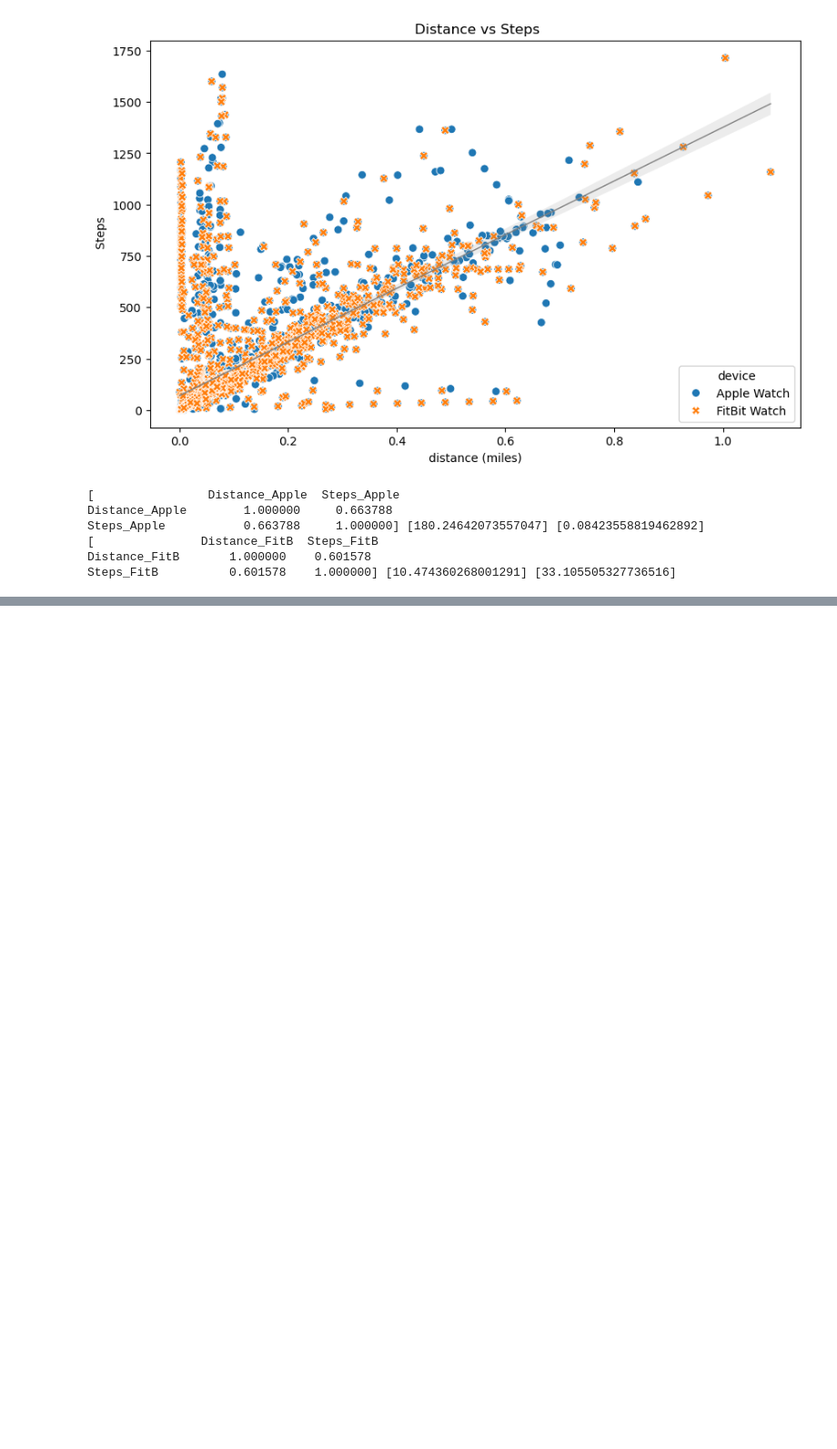
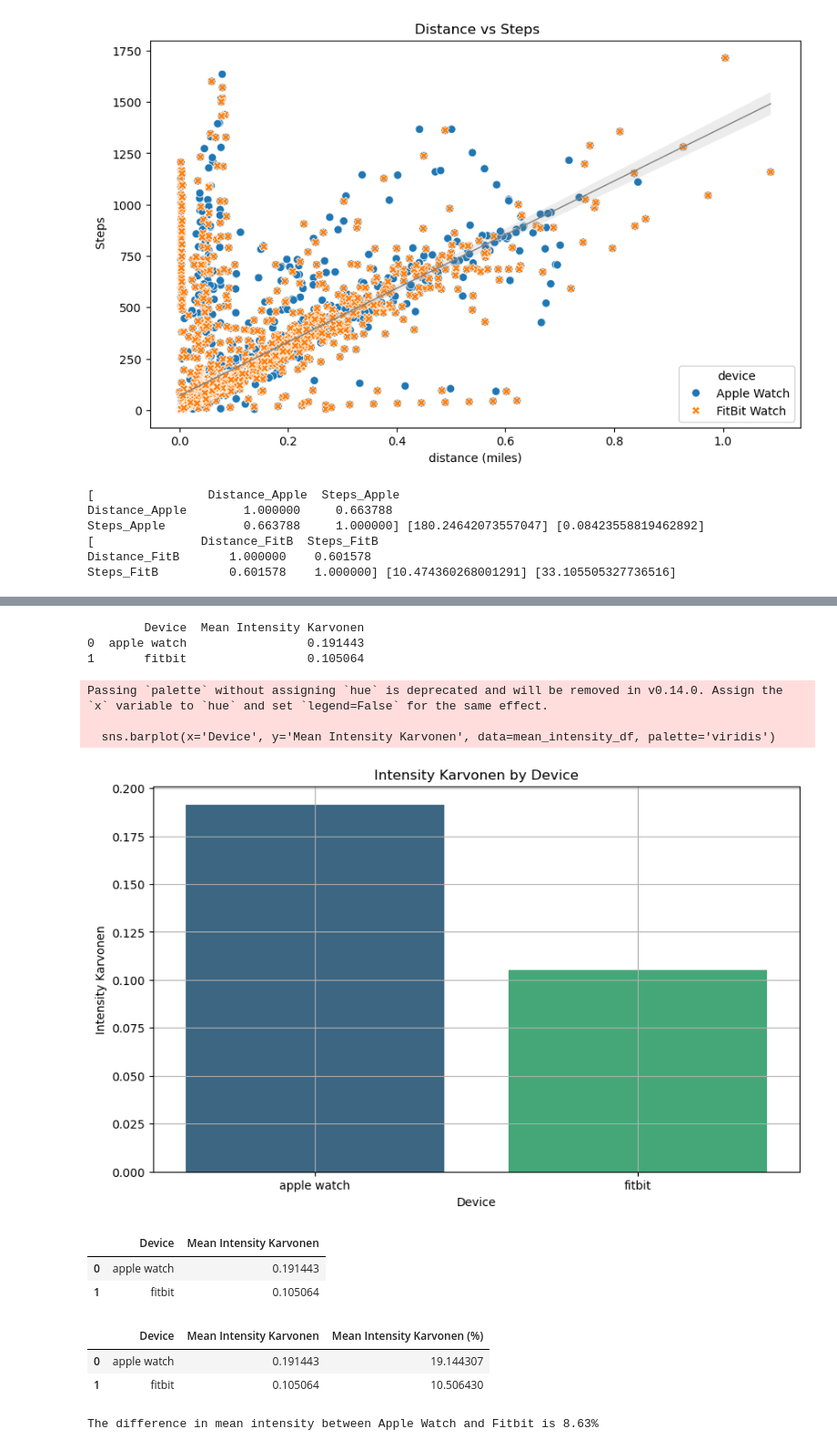
Before and after one commit to DMAR93/Project_1, a Jupyter notebook: Fitness/Wearables.ipynb, the cells around one changed output, grey strips where cells are left out. Shown at 91% size. Cells and saved outputs as stored; diff of their text form; code cells hidden in the pictures; blank space fills up the shorter version.

```diff
--- a/Fitness/Wearables.ipynb
+++ b/Fitness/Wearables.ipynb
@@ -139,0 +276,31 @@ Steps_FitB          0.601578    1.000000] [10.474360268001291] [33.1055053277365
+# %%
+# intensity of device
+# Group by 'device' and calculate the mean of 'intensity_karvonen'
+mean_intensity_df = Apple_fitbit.groupby('device')['intensity_karvonen'].mean().reset_index()
+
+# Rename columns
+mean_intensity_df.columns = ['Device', 'Mean Intensity Karvonen']
+
+# Print the DataFrame to see means
+print(mean_intensity_df)
+
+# Plot the bar graph
+plt.figure(figsize=(10, 6))
+sns.barplot(x='Device', y='Mean Intensity Karvonen', data=mean_intensity_df, palette='viridis')
+
+# Add labels and title
+plt.xlabel('Device')
+plt.ylabel('Intensity Karvonen')
+plt.title('Intensity Karvonen by Device')
+plt.grid(True)
+
+# Show the plot
+plt.show()
+# %% [output]
+        Device  Mean Intensity Karvonen
+0  apple watch                 0.191443
+1       fitbit                 0.105064
+Passing `palette` without assigning `hue` is deprecated and will be removed in v0.14.0. Assign the `x` variable to `hue` and set `legend=False` for the same effect.
+
+  sns.barplot(x='Device', y='Mean Intensity Karvonen', data=mean_intensity_df, palette='viridis')
+[figure, added]
@@ -139,0 +309,32 @@ Steps_FitB          0.601578    1.000000] [10.474360268001291] [33.1055053277365
+# %%
+#convert data frame of device and mean of intensity
+mean_intensity_df
+# %% [output]
+|  | Device | Mean Intensity Karvonen |
+| 0 | apple watch | 0.191443 |
+| 1 | fitbit | 0.105064 |
+# %%
+#percenatage of df
+mean_intensity_df['Mean Intensity Karvonen (%)'] = mean_intensity_df['Mean Intensity Karvonen'] * 100
+mean_intensity_df
+# %% [output]
+|  | Device | Mean Intensity Karvonen | Mean Intensity Karvonen (%) |
+| 0 | apple watch | 0.191443 | 19.144307 |
+| 1 | fitbit | 0.105064 | 10.506430 |
+# %%
+#difference in intensity
+mean_intensity_df = pd.DataFrame({
+    'Device': ['Apple Watch', 'Fitbit'],
+    'Mean Intensity Karvonen (%)': [19.14, 10.51]
+})
+#extract the percents from data frame
+apple_percent = mean_intensity_df.loc[mean_intensity_df['Device'] == 'Apple Watch', 'Mean Intensity Karvonen (%)'].values[0]
+fitbit_percent = mean_intensity_df.loc[mean_intensity_df['Device'] == 'Fitbit', 'Mean Intensity Karvonen (%)'].values[0]
+
+#calculate the difference
+watch_dif = apple_percent - fitbit_percent
+
+#print df
+print(f"The difference in mean intensity between Apple Watch and Fitbit is {watch_dif:.2f}%")
+# %% [output]
+The difference in mean intensity between Apple Watch and Fitbit is 8.63%
```
Also changed, not shown: parts of 13 cells of this notebook.
